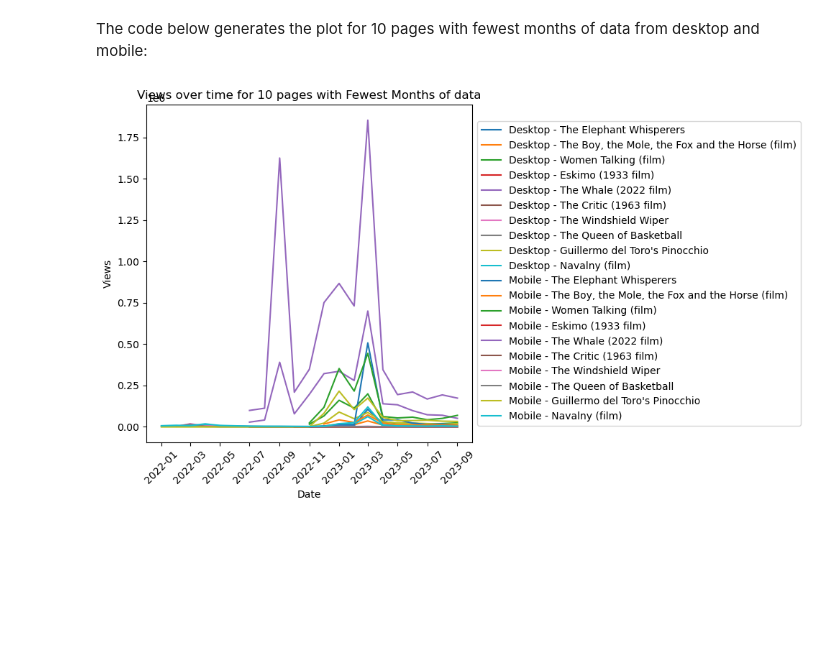
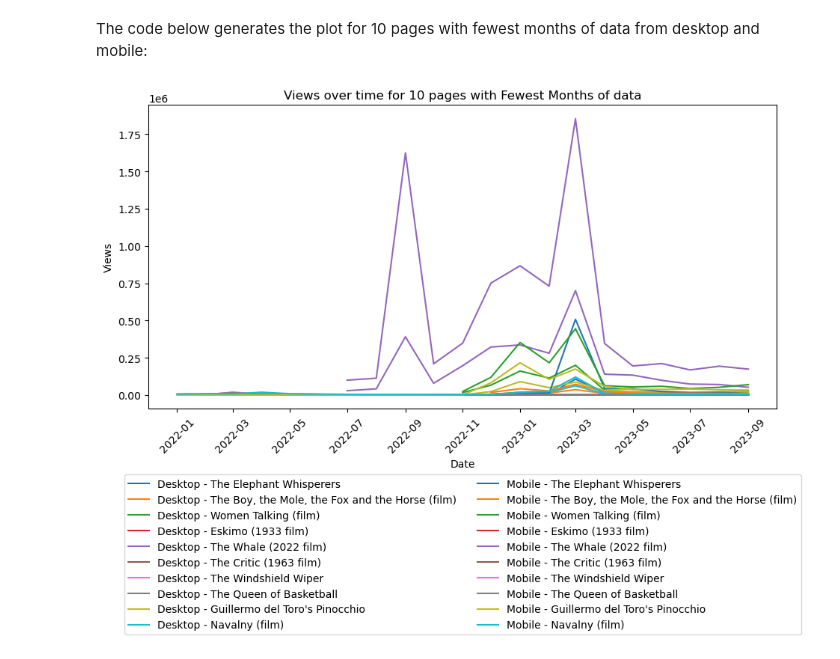
Before and after one commit to jennywong01/data-512-homework_1, a Jupyter notebook: data_analysis.ipynb, the cells around one changed output. Cells and saved outputs as stored; diff of their text form; code cells hidden in the pictures; blank space fills up the shorter version.

```diff
--- a/data_analysis.ipynb
+++ b/data_analysis.ipynb
@@ -5,7 +5,7 @@ import json
 import pandas as pd
 import matplotlib.pyplot as plt
 # %%
-with open('academy_monthly_mobile_201501-202310.json', 'r') as f1, open('academy_monthly_desktop_201501-202310.json', 'r') as f2,open('academy_monthly_cumulative_201501-202310.json', 'r') as f3:
+with open('academy_monthly_mobile_201507-202309.json', 'r') as f1, open('academy_monthly_desktop_201507-202309.json', 'r') as f2,open('academy_monthly_cumulative_201507-202309.json', 'r') as f3:
     data_mobile = json.load(f1)
     data_desktop = json.load(f2)
     data_cums = json.load(f3)
@@ -243,21 +243,21 @@ for article, _ in few10_mobile:
 # %% [markdown]
 The code below generates the plot for 10 pages with fewest months of data from desktop and mobile:
 # %%
-plt.figure(figsize=(10, 6))
+plt.figure(figsize=(10, 8))
 
 for article, (ts, ct) in few10_desktop_plot.items():
     plt.plot(pd.to_datetime(ts), ct, label=f'Desktop - {article}')
 for article, (ts, ct) in few10_mobile_plot.items():
     plt.plot(pd.to_datetime(ts), ct, label=f'Mobile - {article}')
 
 
 plt.xlabel('Date')
 plt.ylabel('Views')
 plt.title('Views over time for 10 pages with Fewest Months of data')
-plt.legend(loc='center left', bbox_to_anchor=(1, 0.5))
+plt.legend(loc='upper center', bbox_to_anchor=(0.5, -0.2), ncol=2)
 plt.xticks(rotation=45)
 
 plt.tight_layout()
 plt.show()
 # %% [output]
-[figure, old version]
+[figure, new version]
```
Also changed, not shown: parts of 1 cell of this notebook, 6 other files.
